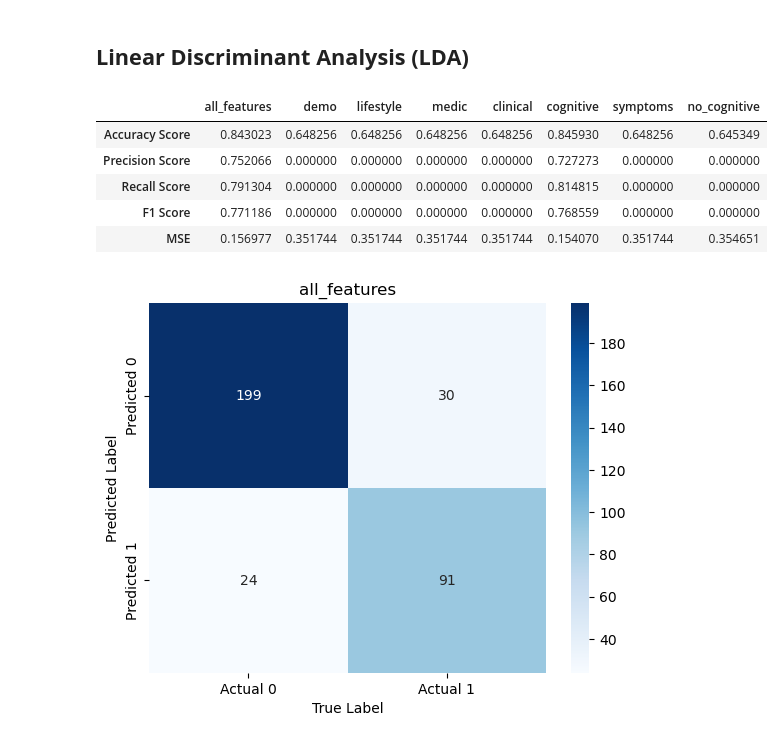
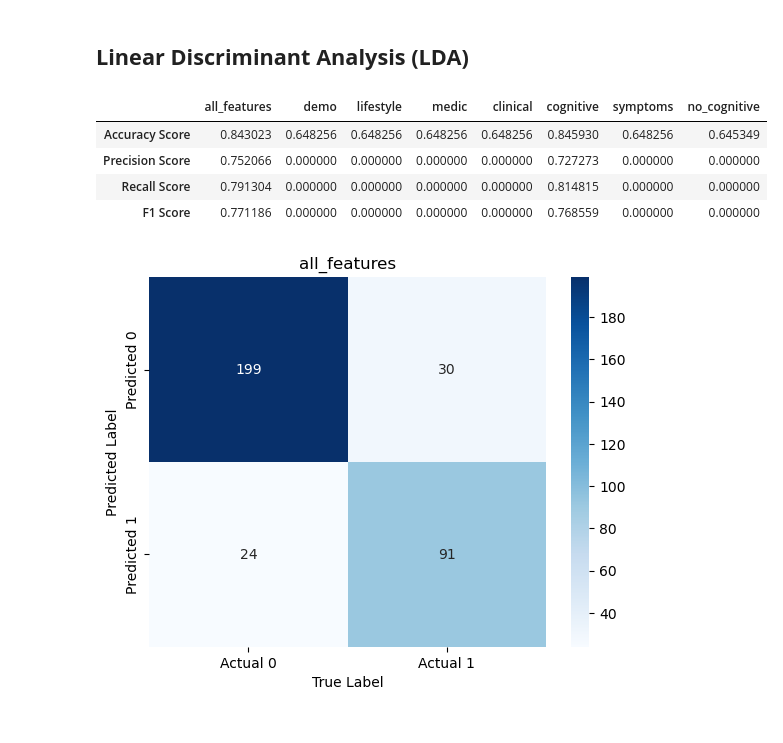
Before and after one commit to mgamankwah/alzheimers_risk_prediction, a Jupyter notebook: scripts/Model_Exploration_Nasheed.ipynb, the cells around one changed output. Cells and saved outputs as stored; diff of their text form; code cells hidden in the pictures.

```diff
--- a/scripts/Model_Exploration_Nasheed.ipynb
+++ b/scripts/Model_Exploration_Nasheed.ipynb
@@ -82,11 +82,10 @@ for key in subcategory_dict:
     gbc_accu_score[key] = [accuracy_score(pred, df_test.Diagnosis),
                            precision_score(pred, df_test.Diagnosis, zero_division=1),
                            recall_score(pred, df_test.Diagnosis),
-                           f1_score(pred, df_test.Diagnosis),
-                           mean_squared_error(pred, df_test.Diagnosis)]
+                           f1_score(pred, df_test.Diagnosis)]
     gbc_conf_matrix[key] = confusion_matrix(pred, df_test.Diagnosis)
 
-gbc_accu_score_df = pd.DataFrame(gbc_accu_score, index=['Accuracy Score', 'Precision Score', 'Recall Score', 'F1 Score', 'MSE'])
+gbc_accu_score_df = pd.DataFrame(gbc_accu_score, index=['Accuracy Score', 'Precision Score', 'Recall Score', 'F1 Score'])
 gbc_accu_score_df
 # %% [output]
 |  | all_features | demo | lifestyle | medic | clinical | cognitive | symptoms | no_cognitive |
@@ -196,11 +212,11 @@ for key in subcategory_dict:
     gnb_accu_score[key] = [accuracy_score(pred, df_test.Diagnosis),
                            precision_score(pred, df_test.Diagnosis, zero_division=1),
                            recall_score(pred, df_test.Diagnosis),
-                           f1_score(pred, df_test.Diagnosis),
-                           mean_squared_error(pred, df_test.Diagnosis)]
+                           f1_score(pred, df_test.Diagnosis)
+                           ]
     gnb_conf_matrix[key] = confusion_matrix(pred, df_test.Diagnosis)
 
-gnb_accu_score_df = pd.DataFrame(gnb_accu_score, index=['Accuracy Score', 'Precision Score', 'Recall Score', 'F1 Score', 'MSE'])
+gnb_accu_score_df = pd.DataFrame(gnb_accu_score, index=['Accuracy Score', 'Precision Score', 'Recall Score', 'F1 Score'])
 gnb_accu_score_df
 # %% [output]
 |  | all_features | demo | lifestyle | medic | clinical | cognitive | symptoms | no_cognitive |
@@ -230,32 +263,31 @@ for key,item in gnb_conf_matrix.items():
 # %%
 lda_pipe = Pipeline([('scale', StandardScaler()),
                      ('lda', LinearDiscriminantAnalysis())
                     ])
 
 lda_accu_score = {}
 lda_conf_matrix ={}
 
 for key in subcategory_dict:
     item = subcategory_dict[key]
     lda_pipe.fit(df_train[item[:-1]], df_train.Diagnosis)
     pred = lda_pipe.predict(df_test[item[:-1]])
 
     lda_accu_score[key] = [accuracy_score(pred, df_test.Diagnosis),
                            precision_score(pred, df_test.Diagnosis, zero_division=1),
                            recall_score(pred, df_test.Diagnosis),
-                           f1_score(pred, df_test.Diagnosis),
-                           mean_squared_error(pred, df_test.Diagnosis)]
+                           f1_score(pred, df_test.Diagnosis)
+                           ]
     lda_conf_matrix[key] = confusion_matrix(pred, df_test.Diagnosis)
 
-lda_accu_score_df = pd.DataFrame(lda_accu_score, index=['Accuracy Score', 'Precision Score', 'Recall Score', 'F1 Score', 'MSE'])
+lda_accu_score_df = pd.DataFrame(lda_accu_score, index=['Accuracy Score', 'Precision Score', 'Recall Score', 'F1 Score'])
 lda_accu_score_df
 # %% [output]
 |  | all_features | demo | lifestyle | medic | clinical | cognitive | symptoms | no_cognitive |
 | Accuracy Score | 0.843023 | 0.648256 | 0.648256 | 0.648256 | 0.648256 | 0.845930 | 0.648256 | 0.645349 |
 | Precision Score | 0.752066 | 0.000000 | 0.000000 | 0.000000 | 0.000000 | 0.727273 | 0.000000 | 0.000000 |
 | Recall Score | 0.791304 | 0.000000 | 0.000000 | 0.000000 | 0.000000 | 0.814815 | 0.000000 | 0.000000 |
 | F1 Score | 0.771186 | 0.000000 | 0.000000 | 0.000000 | 0.000000 | 0.768559 | 0.000000 | 0.000000 |
-| MSE | 0.156977 | 0.351744 | 0.351744 | 0.351744 | 0.351744 | 0.154070 | 0.351744 | 0.354651 |
 # %%
 for key,item in lda_conf_matrix.items():
     sns.heatmap(item, annot=True, fmt="d", cmap="Blues", yticklabels=["Predicted 0", "Predicted 1"], xticklabels=["Actual 0", "Actual 1"])
```
Also changed, not shown: parts of 11 cells of this notebook.
